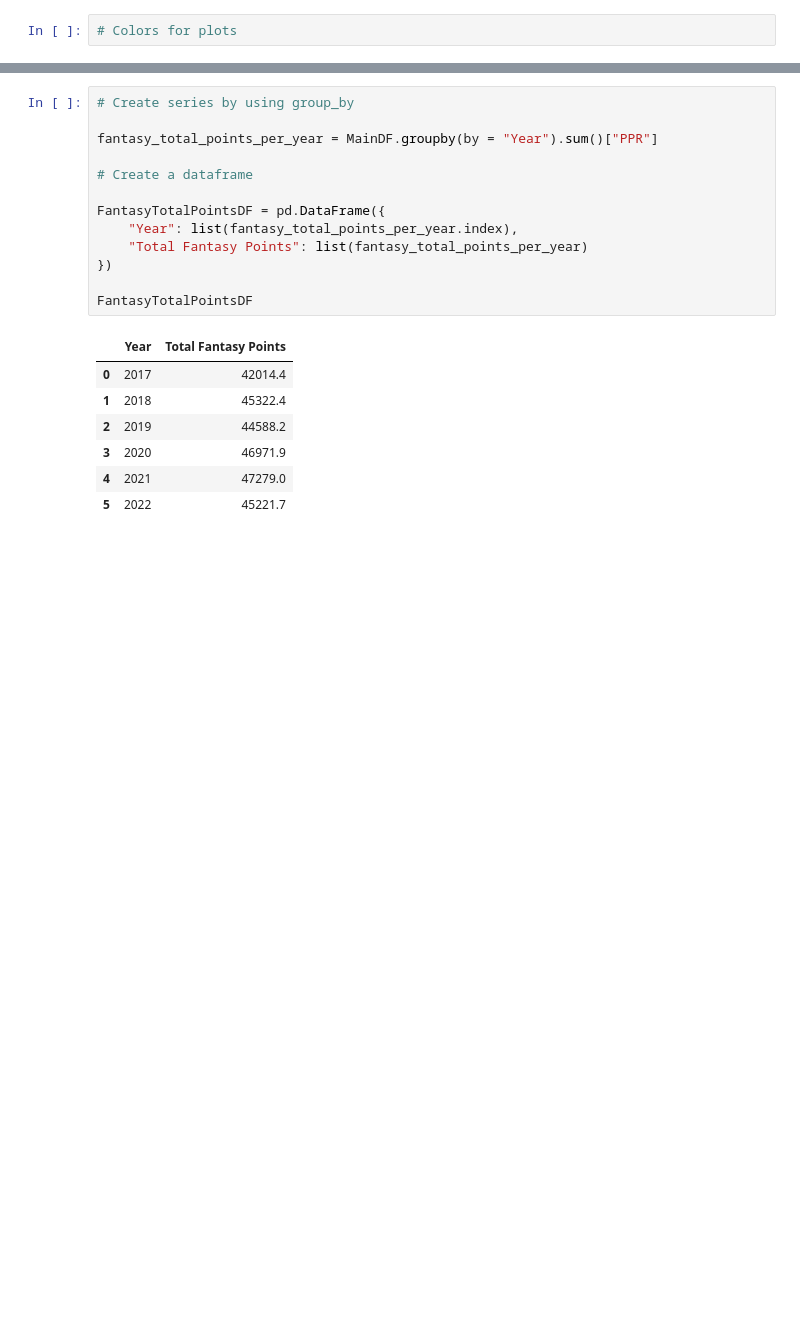
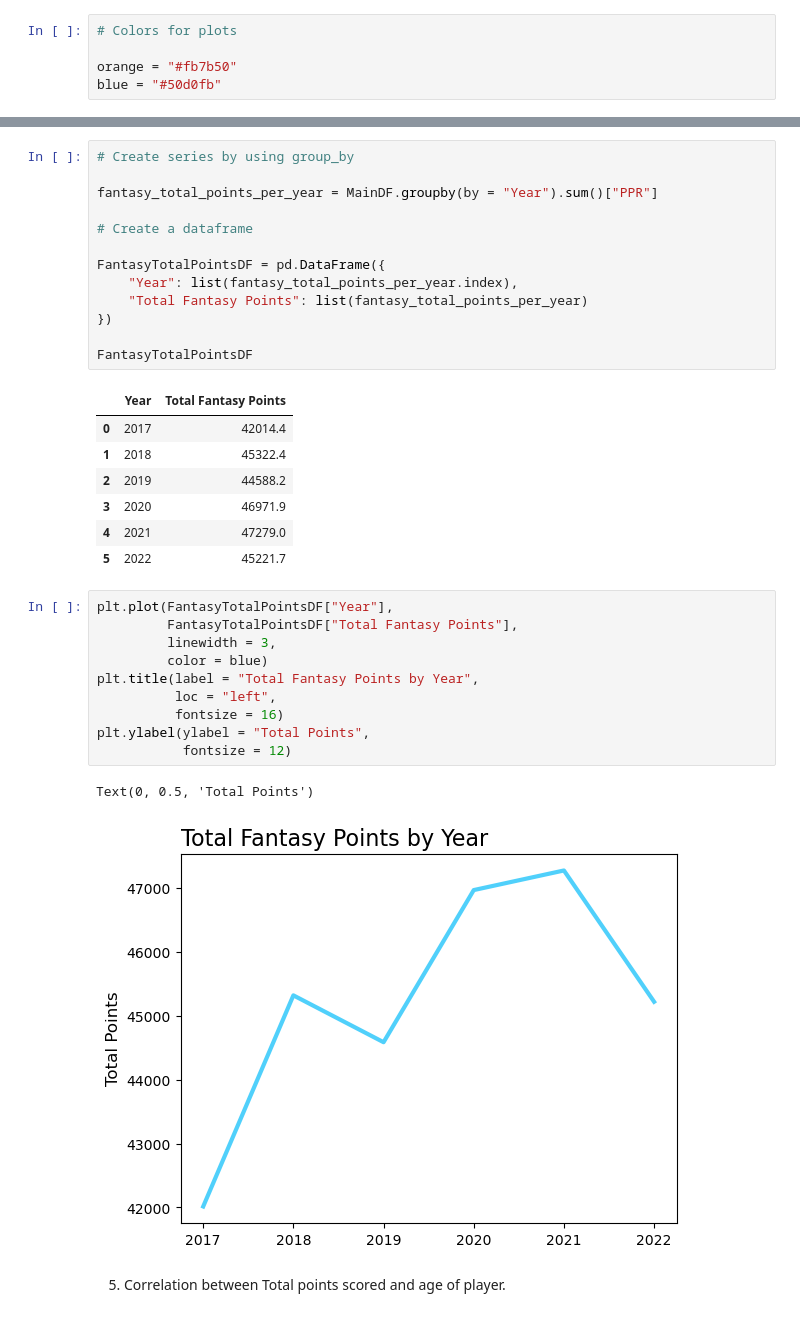
Before and after one commit to ShawnS33/fire_fantasy_project, a Jupyter notebook: fantasy_football_angel.ipynb, the cells around one changed output, grey strips where cells are left out. Drawn from its saved outputs; the diff is of its cells as text; blank space fills up the shorter version.

```diff
--- a/fantasy_football_angel.ipynb
+++ b/fantasy_football_angel.ipynb
@@ -28,6 +28,9 @@ MainDF.head()
 5 rows × 27 columns
 # %%
 # Colors for plots
+
+orange = "#fb7b50"
+blue = "#50d0fb"
 # %% [markdown]
 1. Which season had the most fantasy total points?
 # %%
@@ -51,3 +54,18 @@ FantasyTotalPointsDF
 | 3 | 2020 | 46971.9 |
 | 4 | 2021 | 47279.0 |
 | 5 | 2022 | 45221.7 |
+# %%
+plt.plot(FantasyTotalPointsDF["Year"],
+         FantasyTotalPointsDF["Total Fantasy Points"],
+         linewidth = 3,
+         color = blue)
+plt.title(label = "Total Fantasy Points by Year",
+          loc = "left",
+          fontsize = 16)
+plt.ylabel(ylabel = "Total Points",
+           fontsize = 12)
+# %% [output]
+Text(0, 0.5, 'Total Points')
+[figure, added]
+# %% [markdown]
+5. Correlation between Total points scored and age of player.
```
Also changed, not shown: parts of 23 cells of this notebook.
